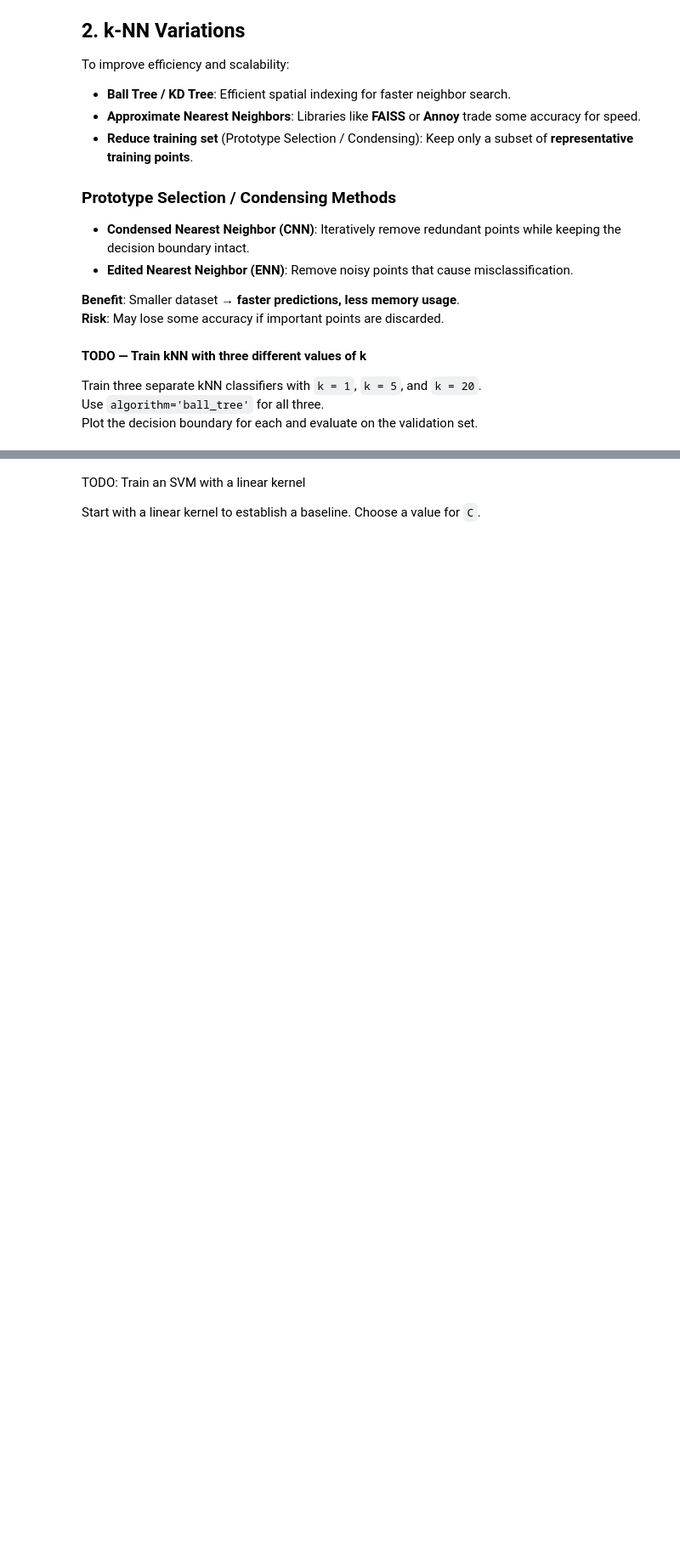
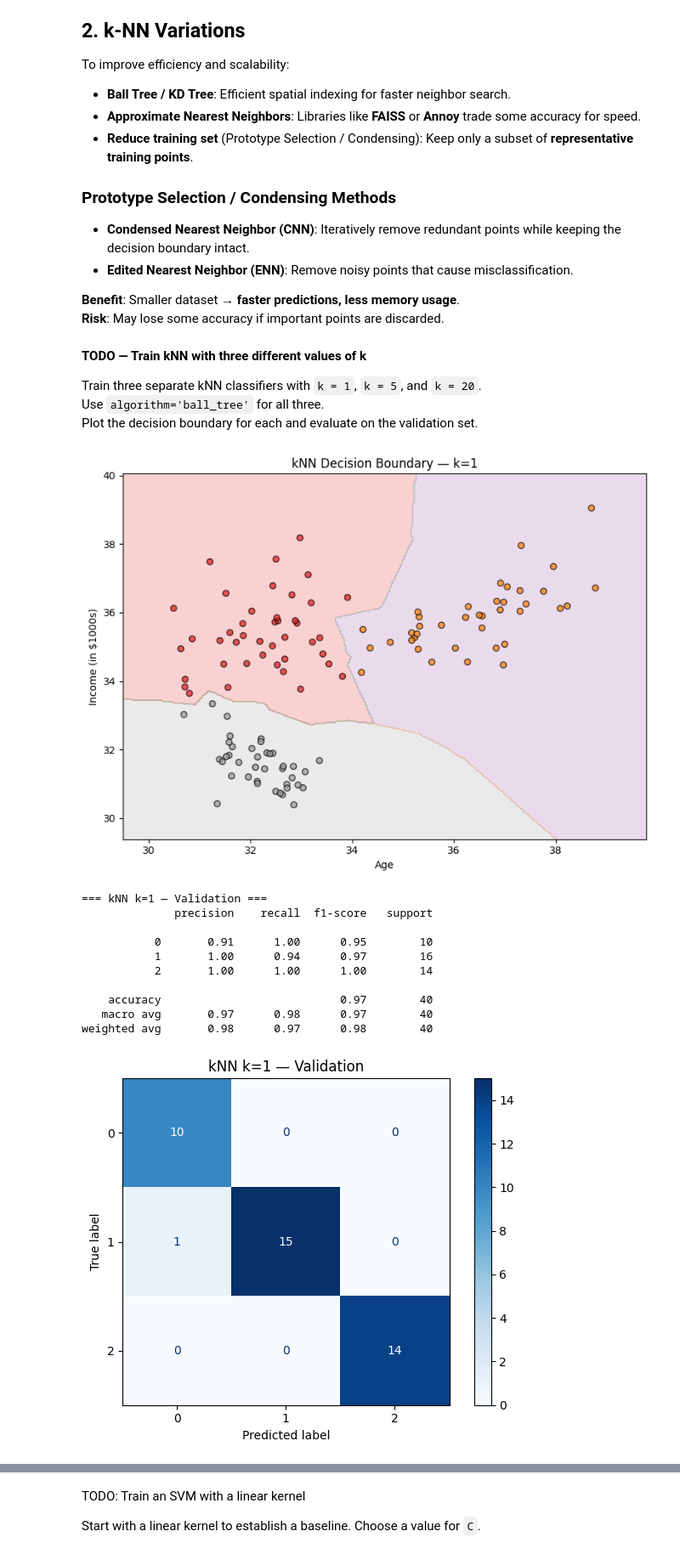
Before and after one commit to Ahmedianoo/data-science-labs-and-sheets, a Jupyter notebook: Labs/Lab9/code/classifiers.ipynb, the cells around one changed output, grey strips where cells are left out. Shown at 85% size. Drawn from its saved outputs; the diff is of its cells as text; code cells hidden in the pictures; blank space fills up the shorter version.

Commit message:
added lab 9 - classifiers

```diff
--- a/Labs/Lab9/code/classifiers.ipynb
+++ b/Labs/Lab9/code/classifiers.ipynb
@@ -307,20 +382,37 @@ Plot the decision boundary for each and evaluate on the validation set.
 # %%
 k_values = [1, 5, 20]
 
 knn_models = {}
 
 for k in k_values:
     # TODO: initialize KNeighborsClassifier with n_neighbors=k, algorithm='ball_tree'
-    knn = None  # replace with your model
+    knn = KNeighborsClassifier(
+        n_neighbors=k,
+        algorithm='ball_tree'
+    )  # replace with your model
 
     # TODO: fit the model
     # YOUR CODE HERE
+    knn.fit(X_train_knn, y_train_knn)
 
     knn_models[k] = knn
 
     utils.plot_decision_boundary(knn, X_train_knn, y_train_knn,
                            feature_names=["Age", "Income (in $1000s)"],
                            title=f"kNN Decision Boundary — k={k}",
                            cmap='Set1')
 
     utils.evaluate(knn, X_val_knn, y_val_knn, title=f"kNN k={k} — Validation")
+# %% [output]
+[figure, added]
+=== kNN k=1 — Validation ===
+              precision    recall  f1-score   support
+
+           0       0.91      1.00      0.95        10
+           1       1.00      0.94      0.97        16
+           2       1.00      1.00      1.00        14
+
+    accuracy                           0.97        40
+   macro avg       0.97      0.98      0.97        40
+weighted avg       0.98      0.97      0.98        40
+[figure, added]
```
Also changed, not shown: parts of 24 cells of this notebook.
